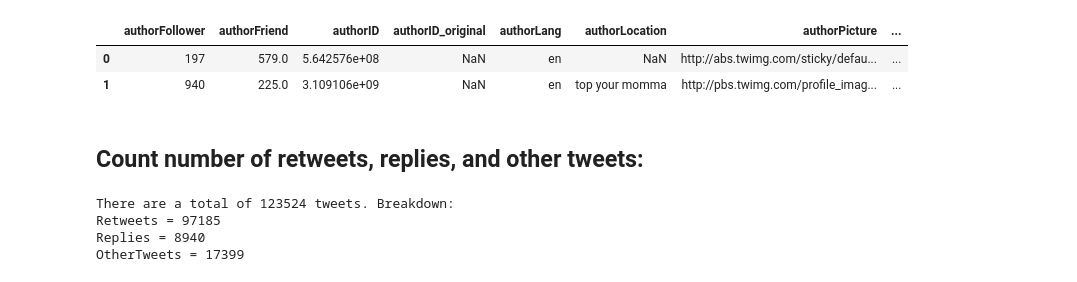
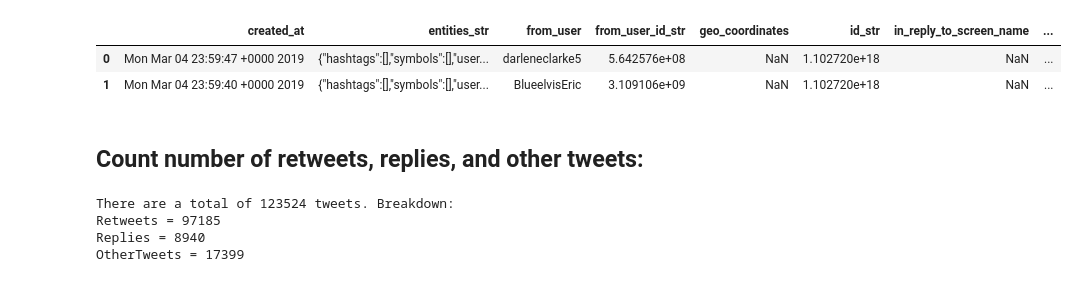
Before and after one commit to menyalas/llcu612Project, a Jupyter notebook: Tweets-Analysis.ipynb, the cells around one changed output. Cells and saved outputs as stored; diff of their text form; code cells hidden in the pictures.

```diff
--- a/Tweets-Analysis.ipynb
+++ b/Tweets-Analysis.ipynb
@@ -15,33 +15,13 @@ import matplotlib.pyplot as plt
 # %%
 # Load and prepare the DataFrame:
 
-df = pd.read_csv('./20190313_TW_Migrant-Migration.csv')
-
-# Drop 'time' column and rename columns:
-df.drop(['time'], axis=1, inplace=True)
-df = df.rename(columns={"id_str":"tweetID",
-                        "from_user":"authorScreen",
-                        "text":"tweetText",
-                        "created_at":"tweetTimeDate",
-                        "geo_coordinates":"tweetGeo",
-                        "user_lang":"authorLang",
-                        "in_reply_to_user_id_str":"authorID_original",
-                        "in_reply_to_screen_name":"authorScreen_original",
-                        "from_user_id_str":"authorID",
-                        "in_reply_to_status_id_str":"tweetID_original",
-                        "source":"tweetMethod",
-                        "profile_image_url":"authorPicture",
-                        "user_followers_count":"authorFollower",
-                        "user_friends_count":"authorFriend",
-                        "user_location":"authorLocation",
-                        "status_url":"tweetURL",
-                        "entities_str":"tweetEntities"})
+df = pd.read_csv('../Final-Project/20190313_TW_Migrant-Migration.csv')
 
 # Reorder column names:
 df.sort_index(axis=1, inplace=True)
 df.head(2)
 # %% [output]
-|  | authorFollower | authorFriend | authorID | authorID_original | authorLang | authorLocation | authorPicture | ... |
-| 0 | 197 | 579.0 | 5.642576e+08 | NaN | en | NaN | http://abs.twimg.com/sticky/defau... | ... |
-| 1 | 940 | 225.0 | 3.109106e+09 | NaN | en | top your momma | http://pbs.twimg.com/profile_imag... | ... |
+|  | created_at | entities_str | from_user | from_user_id_str | geo_coordinates | id_str | in_reply_to_screen_name | ... |
+| 0 | Mon Mar 04 23:59:47 +0000 2019 | {"hashtags":[],"symbols":[],"user... | darleneclarke5 | 5.642576e+08 | NaN | 1.102720e+18 | NaN | ... |
+| 1 | Mon Mar 04 23:59:40 +0000 2019 | {"hashtags":[],"symbols":[],"user... | BlueelvisEric | 3.109106e+09 | NaN | 1.102720e+18 | NaN | ... |
 # %%
```
Also changed, not shown: parts of 17 cells of this notebook.
